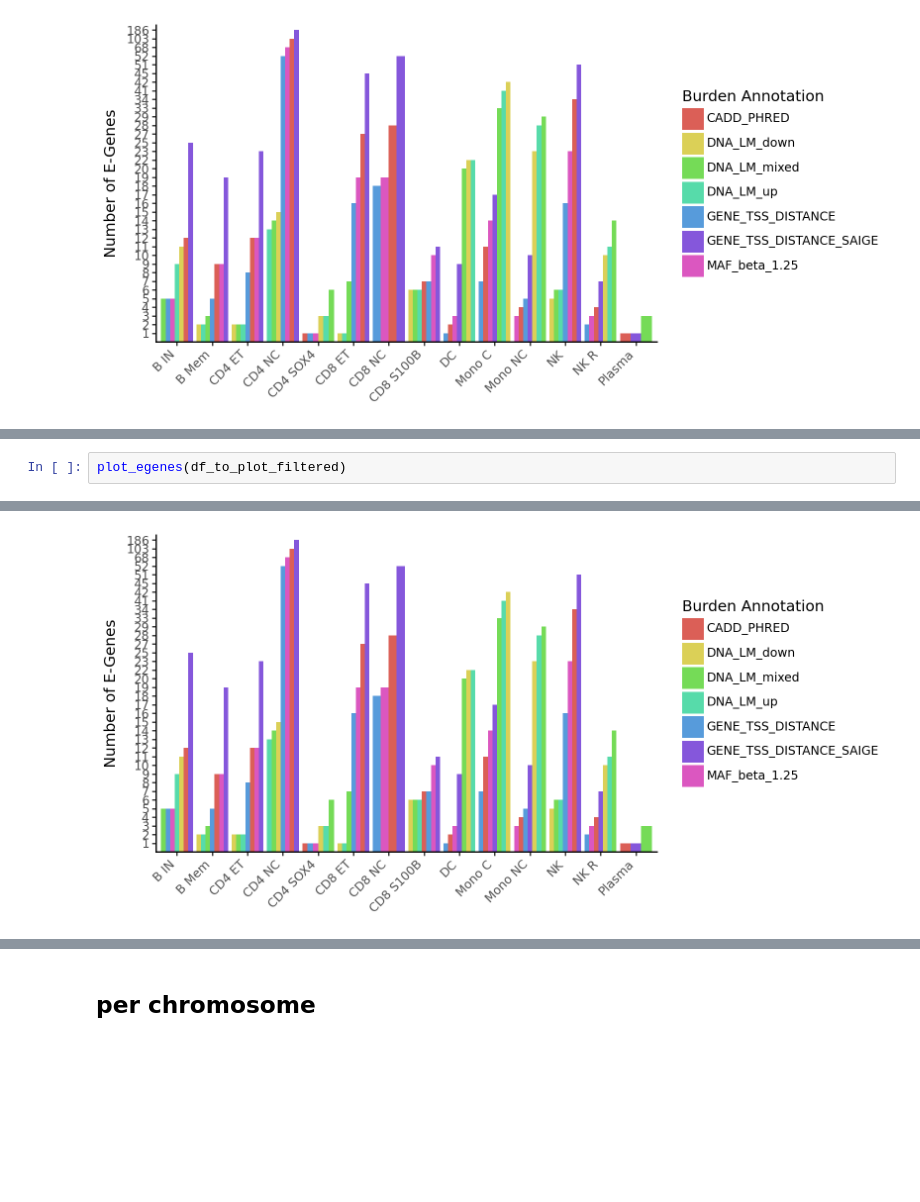
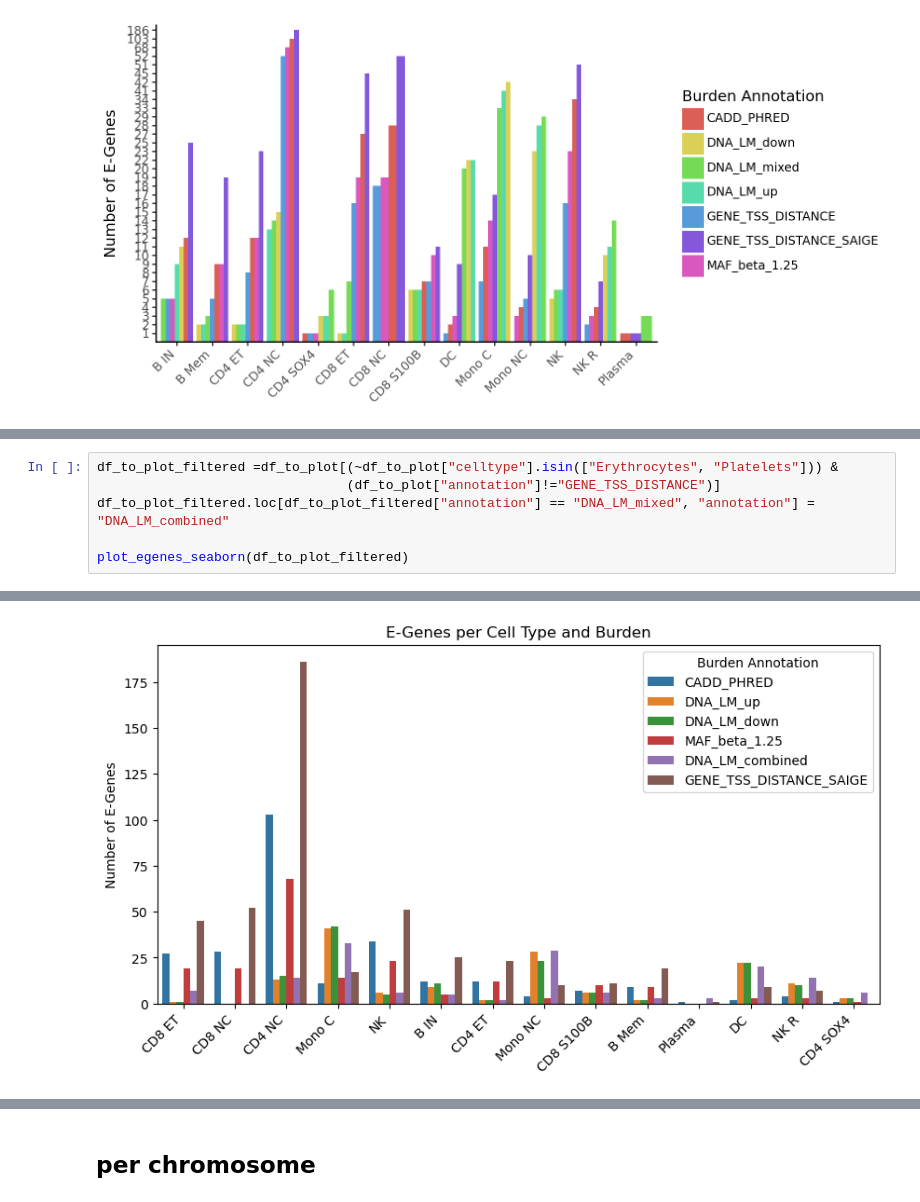
Before and after one commit to theislab/cellink, a Jupyter notebook: docs/notebooks/eval_results_summary.ipynb, the cells around one changed output, grey strips where cells are left out. Drawn from its saved outputs; the diff is of its cells as text; blank space fills up the shorter version.

```diff
--- a/docs/notebooks/eval_results_summary.ipynb
+++ b/docs/notebooks/eval_results_summary.ipynb
@@ -189,3 +297,7 @@ plot_egenes(test)
 # %%
-plot_egenes(df_to_plot_filtered)
+df_to_plot_filtered =df_to_plot[(~df_to_plot["celltype"].isin(["Erythrocytes", "Platelets"])) &
+                                (df_to_plot["annotation"]!="GENE_TSS_DISTANCE")]
+df_to_plot_filtered.loc[df_to_plot_filtered["annotation"] == "DNA_LM_mixed", "annotation"] = "DNA_LM_combined"
+
+plot_egenes_seaborn(df_to_plot_filtered)
 # %% [output]
@@ -193 +304 @@ plot_egenes(df_to_plot_filtered)
-[figure, old version]
+[figure, new version]
```
Also changed, not shown: parts of 15 cells of this notebook, 2 other files.
